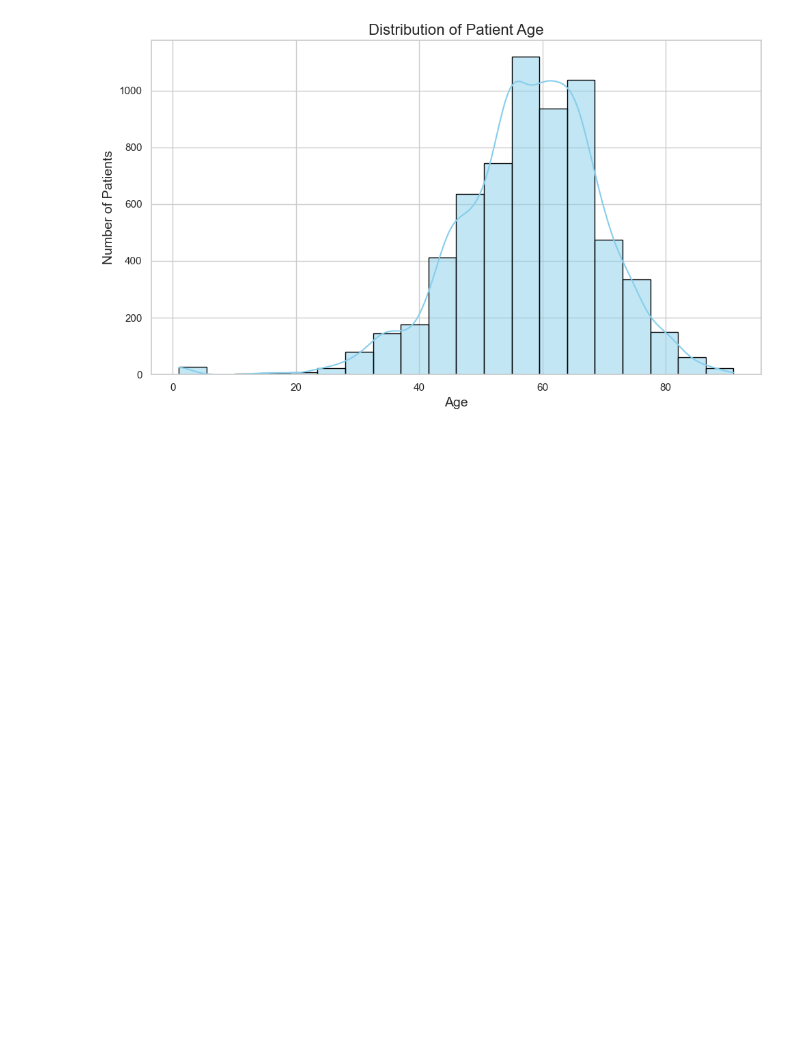
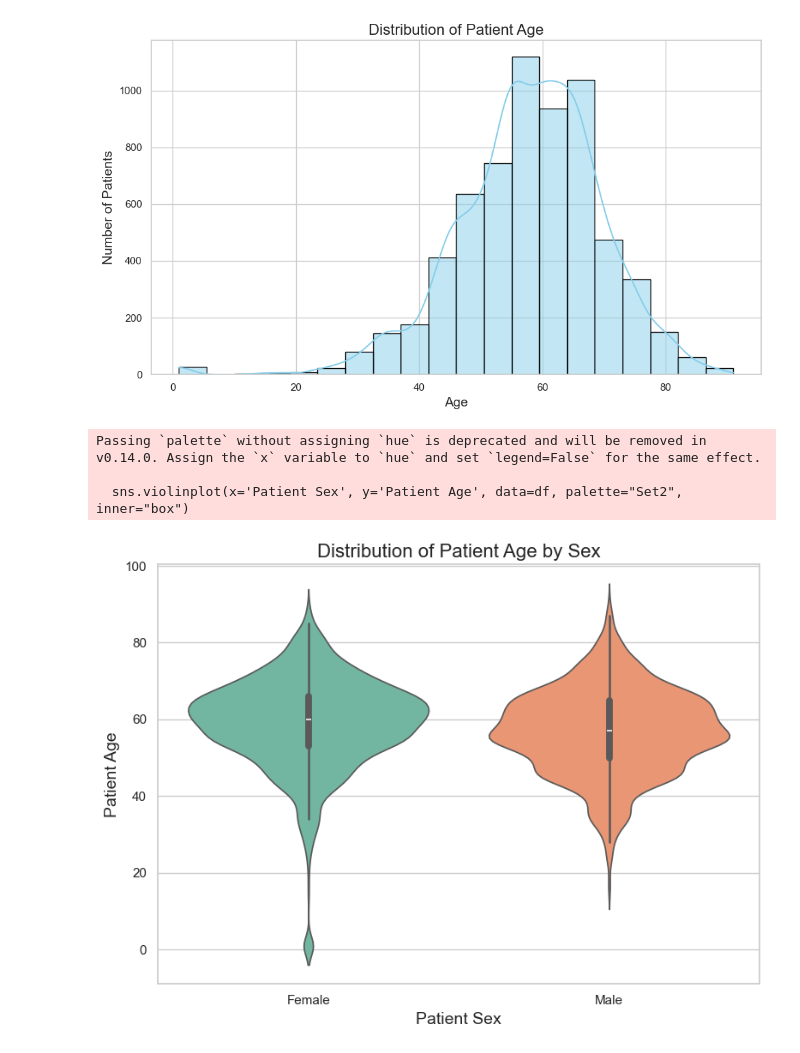
Before and after one commit to Malinda1/eye-disease-detection-model, a Jupyter notebook: notebook/EDA.ipynb, the cells around one changed output. Cells and saved outputs as stored; diff of their text form; code cells hidden in the pictures; blank space fills up the shorter version.

Commit message:
Check wheather the distribution of ages within each sex group

```diff
--- a/notebook/EDA.ipynb
+++ b/notebook/EDA.ipynb
@@ -35,3 +35,30 @@ plt.tight_layout()
 plt.show()
 # %% [output]
 [figure]
+# %%
+## distribution of ages within each sex group
+
+
+
+
+# Clean the data
+data_c['Patient Age'] = pd.to_numeric(data_c['Patient Age'], errors='coerce')
+df = data_c.dropna(subset=['Patient Age', 'Patient Sex'])
+df = data_c[data_c['Patient Age'].between(0, 120)]  # Keep only realistic ages
+
+# Set the seaborn style
+sns.set(style="whitegrid")
+
+# Create Violin Plot
+plt.figure(figsize=(8, 6))
+sns.violinplot(x='Patient Sex', y='Patient Age', data=df, palette="Set2", inner="box")
+plt.title('Distribution of Patient Age by Sex', fontsize=16)
+plt.xlabel('Patient Sex', fontsize=14)
+plt.ylabel('Patient Age', fontsize=14)
+plt.tight_layout()
+plt.show()
+# %% [output]
+Passing `palette` without assigning `hue` is deprecated and will be removed in v0.14.0. Assign the `x` variable to `hue` and set `legend=False` for the same effect.
+
+  sns.violinplot(x='Patient Sex', y='Patient Age', data=df, palette="Set2", inner="box")
+[figure, added]
```
